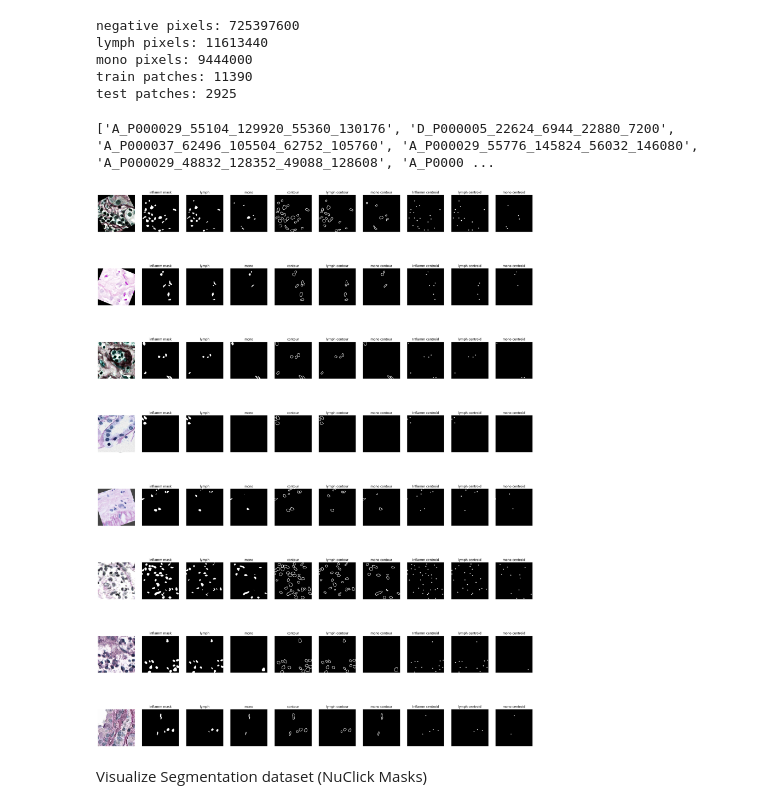
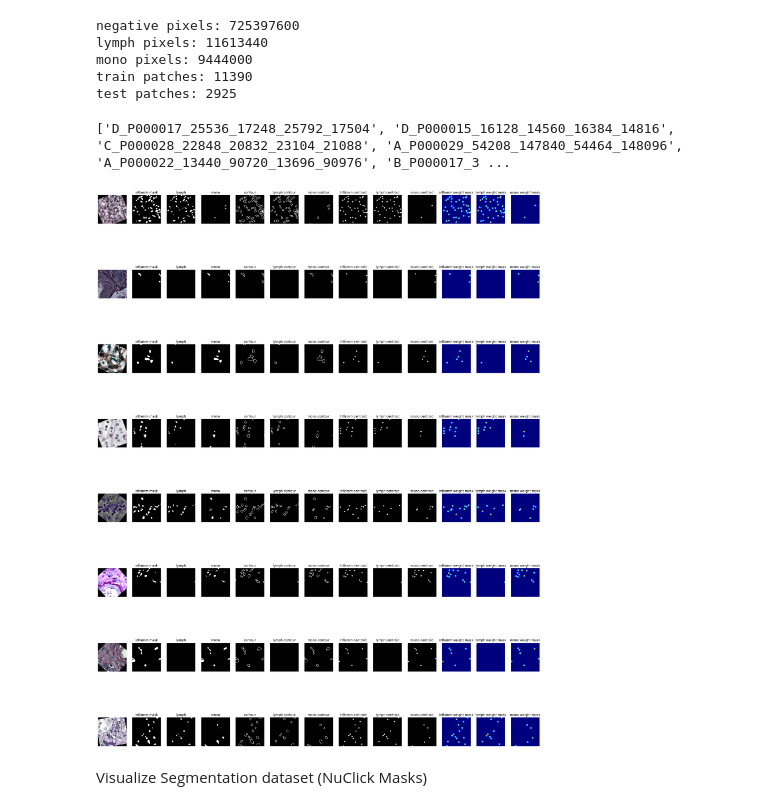
Before and after one commit to aamirchaudry29/Monkey_TIAKong, a Jupyter notebook: notebooks/patch_visualization.ipynb, the cells around one changed output. Drawn from its saved outputs; the diff is of its cells as text; code cells hidden in the pictures.

Commit message:
add weight map, weighted BCE loss

```diff
--- a/notebooks/patch_visualization.ipynb
+++ b/notebooks/patch_visualization.ipynb
@@ -357,7 +357,7 @@ train_loader, val_loader = get_detection_dataloaders(
     dataset_name="multitask",
     batch_size=batch_size,
     do_augmentation=True,
-    disk_radius=7,
+    disk_radius=11,
     augmentation_prob=0.95,
     strong_augmentation=True,
 )
@@ -377,7 +377,7 @@ test patches: 2925
 data = next(iter(train_loader))
 
 print(data["id"])
-fig, axes = plt.subplots(batch_size, 10, figsize=(30, 40))
+fig, axes = plt.subplots(batch_size, 13, figsize=(30, 40))
 
 for i in range(batch_size):
     image = data["image"][i].numpy()
@@ -402,35 +402,47 @@ for i in range(batch_size):
 
     inflamm_contour_mask = data["inflamm_contour_mask"][i].numpy()
     axes[i][4].imshow(inflamm_contour_mask[0], cmap="gray")
     axes[i][4].set_title("contour")
 
     lymph_contour_mask = data["lymph_contour_mask"][i].numpy()
     axes[i][5].imshow(lymph_contour_mask[0], cmap="gray")
     axes[i][5].set_title("lymph contour")
 
     mono_contour_mask = data["mono_contour_mask"][i].numpy()
     axes[i][6].imshow(mono_contour_mask[0], cmap="gray")
     axes[i][6].set_title("mono contour")
 
     inflamm_centroid_mask = data["inflamm_centroid_mask"][i].numpy()
     axes[i][7].imshow(inflamm_centroid_mask[0], cmap="gray")
     axes[i][7].set_title("Inflamm centroid")
 
     lymph_centroid_mask = data["lymph_centroid_mask"][i].numpy()
     axes[i][8].imshow(lymph_centroid_mask[0], cmap="gray")
     axes[i][8].set_title("lymph centroid")
 
     mono_centroid_mask = data["mono_centroid_mask"][i].numpy()
     axes[i][9].imshow(mono_centroid_mask[0], cmap="gray")
     axes[i][9].set_title("mono centroid")
 
+    inflamm_weight_maks = data['inflamm_weight_mask'][i].numpy()
+    axes[i][10].imshow(inflamm_weight_maks[0], cmap="jet")
+    axes[i][10].set_title("inflamm weight mask")
+
+    lymph_weight_mask = data['lymph_weight_mask'][i].numpy()
+    axes[i][11].imshow(lymph_weight_mask[0], cmap="jet")
+    axes[i][11].set_title("lymph weight mask")
+
+    mono_weight_mask = data['mono_weight_mask'][i].numpy()
+    axes[i][12].imshow(mono_weight_mask[0], cmap="jet")
+    axes[i][12].set_title("mono weight mask")
+
     for ax in axes.ravel():
         ax.axis("off")
 
 plt.show()
 # %% [output]
-['A_P000029_55104_129920_55360_130176', 'D_P000005_22624_6944_22880_7200', 'A_P000037_62496_105504_62752_105760', 'A_P000029_55776_145824_56032_146080', 'A_P000029_48832_128352_49088_128608', 'A_P0000 ...
+['D_P000017_25536_17248_25792_17504', 'D_P000015_16128_14560_16384_14816', 'C_P000028_22848_20832_23104_21088', 'A_P000029_54208_147840_54464_148096', 'A_P000022_13440_90720_13696_90976', 'B_P000017_3 ...
-[figure, old version]
+[figure, new version]
 # %% [markdown]
 Visualize Segmentation dataset (NuClick Masks)
 # %%
```
Also changed, not shown: 5 other files.
